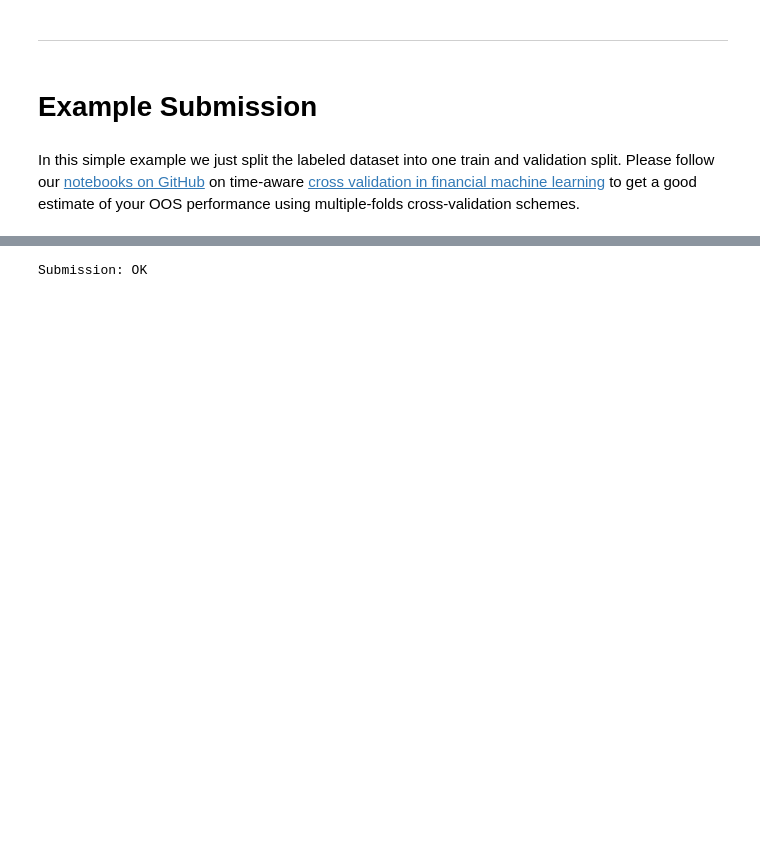
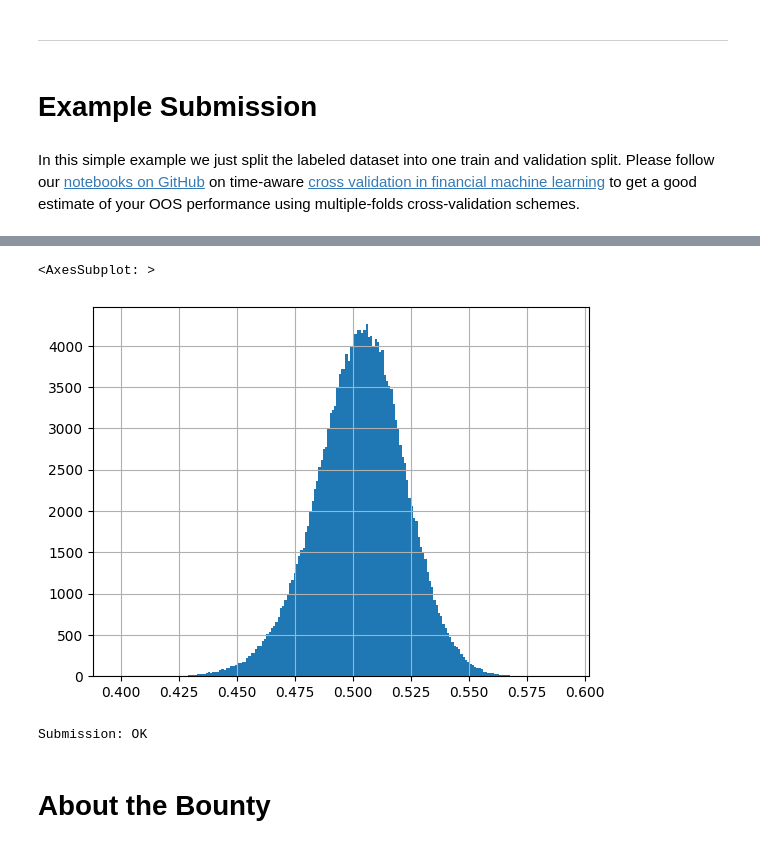
Before and after one commit to crunchdao/datacrunch-notebooks, a Jupyter notebook: python/quickstarter_notebook_master2.0.ipynb, the cells around one changed output, grey strips where cells are left out. Cells and saved outputs as stored; diff of their text form; code cells hidden in the pictures; blank space fills up the shorter version.

```diff
--- a/python/quickstarter_notebook_master2.0.ipynb
+++ b/python/quickstarter_notebook_master2.0.ipynb
@@ -403,6 +428,11 @@ X_test = test_features[features]
 example_submission = test_features[['id', 'Moons']].copy()
 
 example_submission['y_hat'] = final_model.predict(X_test)
+# %%
+example_submission['y_hat'].hist(bins=200)
+# %% [output]
+<AxesSubplot: >
+[figure, added]
 # %%
 # Let's run some sanity checks to be sure of the validity of the submission:
 def check_columns_name(df):
@@ -426,3 +456,5 @@ Submission: OK
 # %%
 # The name of the file is in the format master_v2.parquet
 example_submission.to_parquet('master_v2_predictions.parquet')
+# %% [markdown]
+# About the Bounty
```
Also changed, not shown: parts of 16 cells of this notebook.
